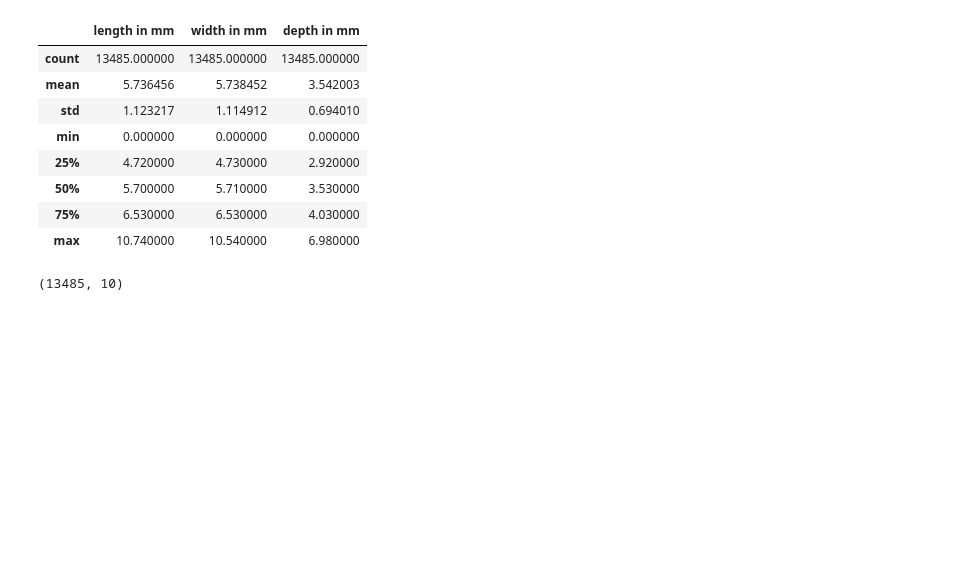
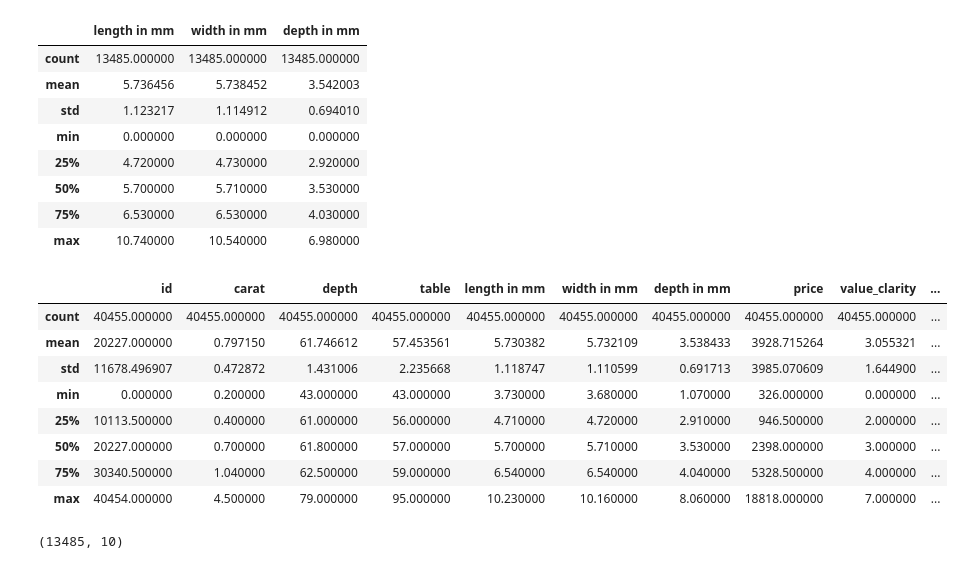
Before and after one commit to josellado/Diamond-Project, a Jupyter notebook: diamond_clean.ipynb, the cells around one changed output. Saved outputs shown, nothing was run; the diff lists cells and outputs as text; code cells hidden in the pictures; blank space fills up the shorter version.

```diff
--- a/diamond_clean.ipynb
+++ b/diamond_clean.ipynb
@@ -292,3 +336,16 @@ diamond["depth in mm"]=diamond["depth in mm"].replace([31.8], 3.53)
+# %%
+
+diamond.describe()
+# %% [output]
+|  | id | carat | depth | table | length in mm | width in mm | depth in mm | price | value_clarity | ... |
+| count | 40455.000000 | 40455.000000 | 40455.000000 | 40455.000000 | 40455.000000 | 40455.000000 | 40455.000000 | 40455.000000 | 40455.000000 | ... |
+| mean | 20227.000000 | 0.797150 | 61.746612 | 57.453561 | 5.730382 | 5.732109 | 3.538433 | 3928.715264 | 3.055321 | ... |
+| std | 11678.496907 | 0.472872 | 1.431006 | 2.235668 | 1.118747 | 1.110599 | 0.691713 | 3985.070609 | 1.644900 | ... |
+| min | 0.000000 | 0.200000 | 43.000000 | 43.000000 | 3.730000 | 3.680000 | 1.070000 | 326.000000 | 0.000000 | ... |
+| 25% | 10113.500000 | 0.400000 | 61.000000 | 56.000000 | 4.710000 | 4.720000 | 2.910000 | 946.500000 | 2.000000 | ... |
+| 50% | 20227.000000 | 0.700000 | 61.800000 | 57.000000 | 5.700000 | 5.710000 | 3.530000 | 2398.000000 | 3.000000 | ... |
+| 75% | 30340.500000 | 1.040000 | 62.500000 | 59.000000 | 6.540000 | 6.540000 | 4.040000 | 5328.500000 | 4.000000 | ... |
+| max | 40454.000000 | 4.500000 | 79.000000 | 95.000000 | 10.230000 | 10.160000 | 8.060000 | 18818.000000 | 7.000000 | ... |
 # %%
 diamond_test.shape
 # %% [output]
```
Also changed, not shown: parts of 32 cells of this notebook, 11 other files.
